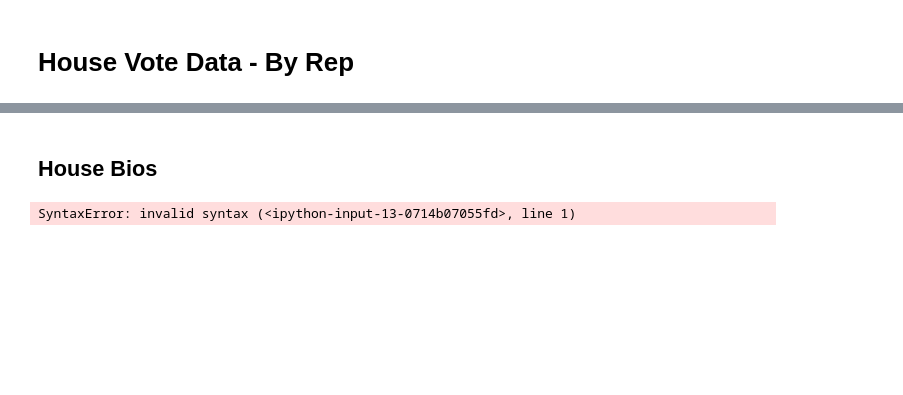
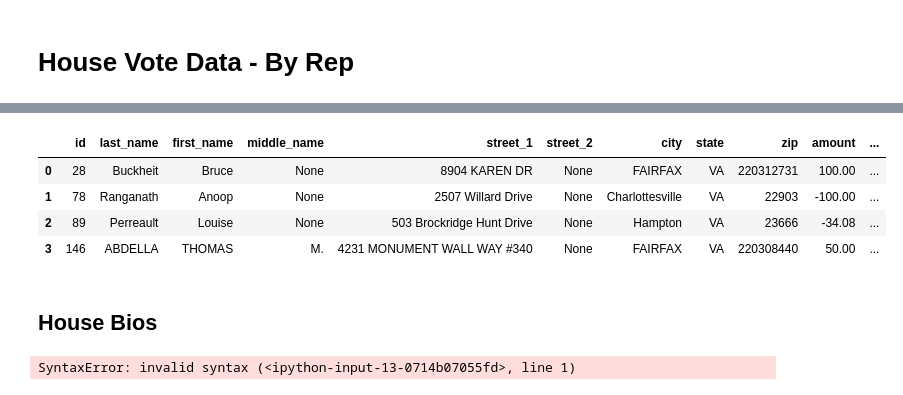
Before and after one commit to stangurrr/congress_whowhat, a Jupyter notebook: Congress Page Rank.ipynb, the cells around one changed output, grey strips where cells are left out. Drawn from its saved outputs; the diff is of its cells as text; code cells hidden in the pictures; blank space fills up the shorter version.

```diff
--- a/Congress Page Rank.ipynb
+++ b/Congress Page Rank.ipynb
@@ -233,0 +300,13 @@ ntree.xpath('//recorded-vote/vote/text()')
+# %%
+def make_query(sel):
+    c=db.cursor().execute(sel)
+    return c.fetchall()
+# %%
+cont_cols = [e[1] for e in make_query("PRAGMA table_info(contributors);")]
+cont_cols
+
+def make_frame(list_of_tuples, legend=cont_cols):
+    framelist=[]
+    for i, cname in enumerate(legend):
+        framelist.append((cname,[e[i] for e in list_of_tuples]))
+    return pd.DataFrame.from_items(framelist)
@@ -234,3 +333,12 @@ ntree.xpath('//recorded-vote/vote/text()')
+# %%
+out=make_query("SELECT * FROM contributors WHERE state='VA' AND amount < 400;")
+make_frame(out)
+# %% [output]
+|  | id | last_name | first_name | middle_name | street_1 | street_2 | city | state | zip | amount | ... |
+| 0 | 28 | Buckheit | Bruce | None | 8904 KAREN DR | None | FAIRFAX | VA | 220312731 | 100.00 | ... |
+| 1 | 78 | Ranganath | Anoop | None | 2507 Willard Drive | None | Charlottesville | VA | 22903 | -100.00 | ... |
+| 2 | 89 | Perreault | Louise | None | 503 Brockridge Hunt Drive | None | Hampton | VA | 23666 | -34.08 | ... |
+| 3 | 146 | ABDELLA | THOMAS | M. | 4231 MONUMENT WALL WAY #340 | None | FAIRFAX | VA | 220308440 | 50.00 | ... |
 # %% [markdown]
 ## House Bios
 # %%
```
Also changed, not shown: parts of 32 cells of this notebook, 3 other files.
